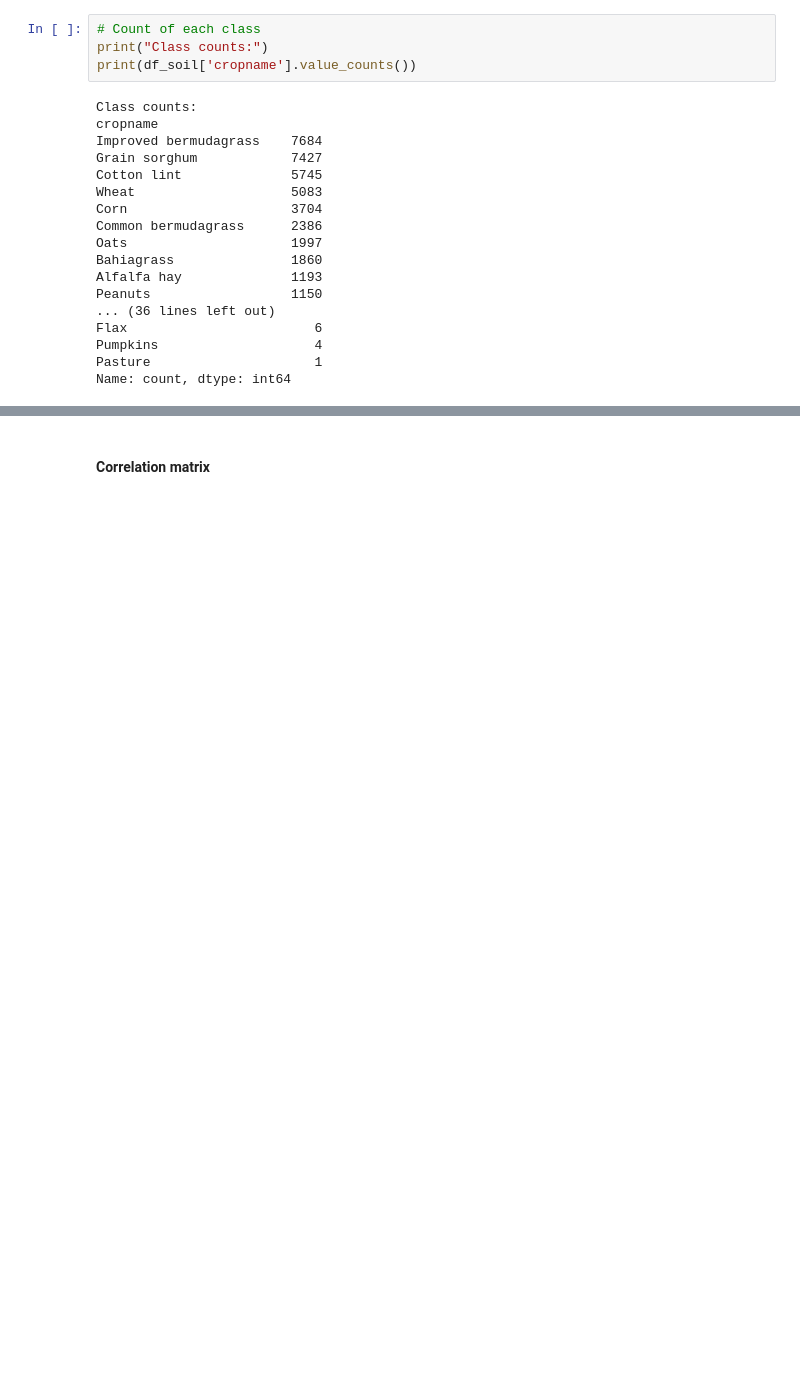
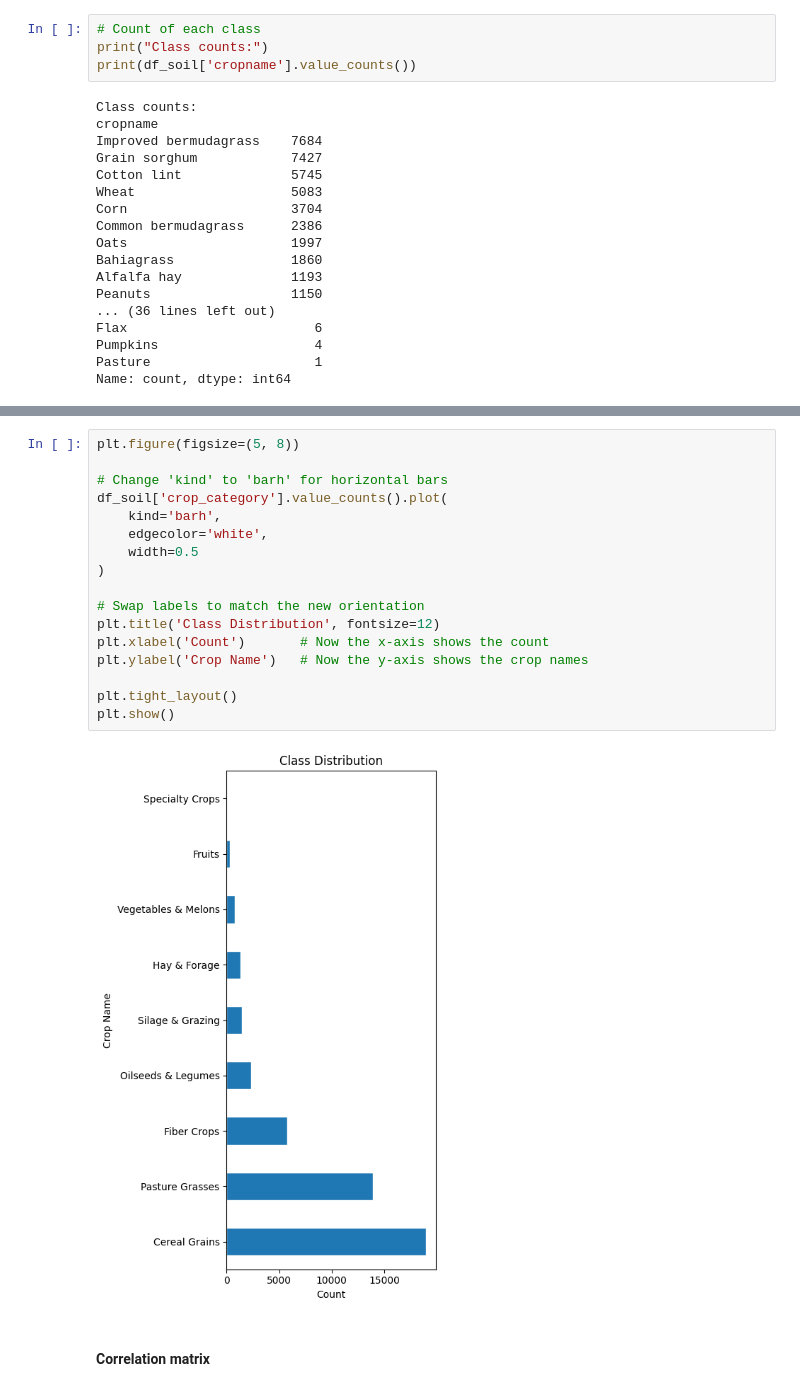
Before and after one commit to patrusgrg/Math4650_SP_2026_FP1_G3_GURUNG, a Jupyter notebook: notebooks/main.ipynb, the cells around one changed output, grey strips where cells are left out. Cells and saved outputs as stored; diff of their text form; blank space fills up the shorter version.

```diff
--- a/notebooks/main.ipynb
+++ b/notebooks/main.ipynb
@@ -317,3 +372,22 @@ plt.show()
+# %%
+plt.figure(figsize=(5, 8))
+
+# Change 'kind' to 'barh' for horizontal bars
+df_soil['crop_category'].value_counts().plot(
+    kind='barh',
+    edgecolor='white',
+    width=0.5
+)
+
+# Swap labels to match the new orientation
+plt.title('Class Distribution', fontsize=12)
+plt.xlabel('Count')       # Now the x-axis shows the count
+plt.ylabel('Crop Name')   # Now the y-axis shows the crop names
+
+plt.tight_layout()
+plt.show()
+# %% [output]
+[figure, added]
 # %% [markdown]
 #### Correlation matrix
 # %%
```
Also changed, not shown: parts of 37 cells of this notebook, 2 other files.
